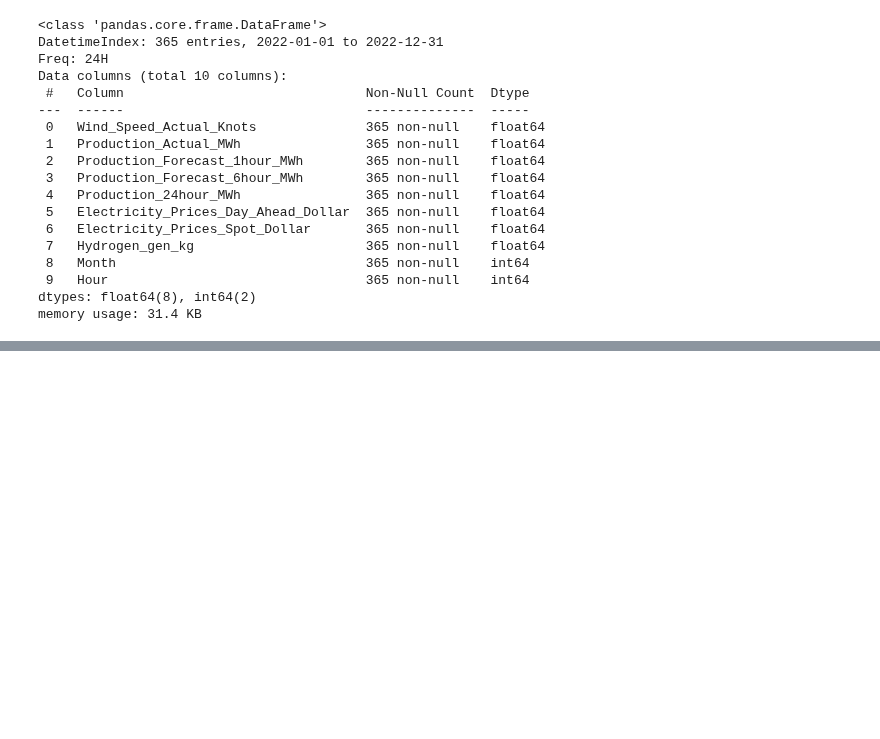
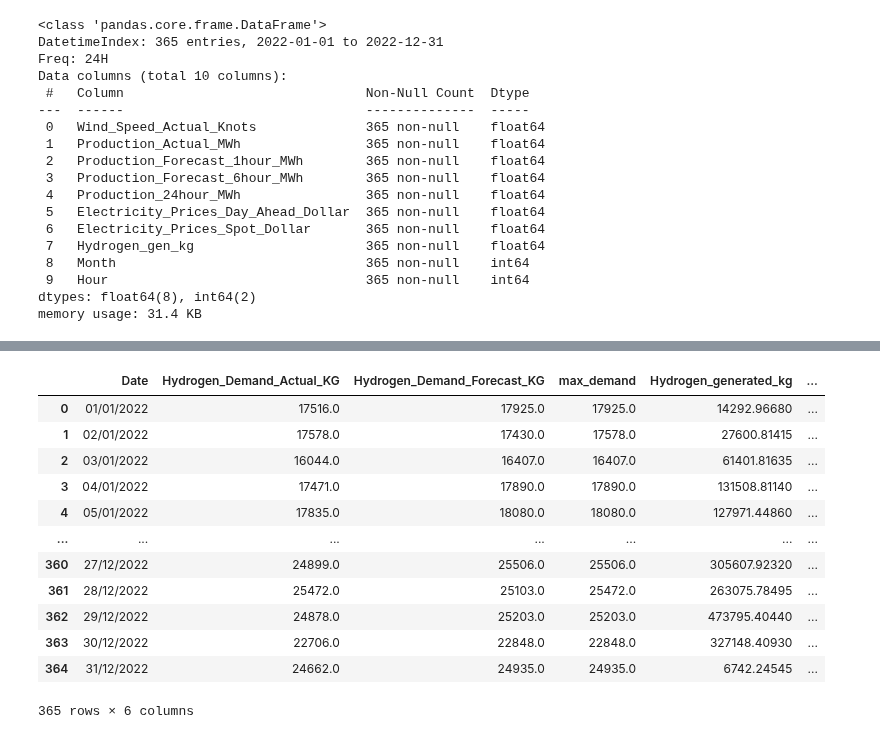
Before and after one commit to AmeerAliSaleem/dig_data_shell_project, a Jupyter notebook: DigData_Shell_Project.ipynb, the cells around one changed output, grey strips where cells are left out. Cells and saved outputs as stored; diff of their text form; code cells hidden in the pictures; blank space fills up the shorter version.

```diff
--- a/DigData_Shell_Project.ipynb
+++ b/DigData_Shell_Project.ipynb
@@ -442,0 +461,18 @@ daily.shape
+# %%
+daily["Leftover_hydrogen"] = daily["Hydrogen_generated_kg"] - daily["max_demand"]
+
+daily
+# %% [output]
+|  | Date | Hydrogen_Demand_Actual_KG | Hydrogen_Demand_Forecast_KG | max_demand | Hydrogen_generated_kg | ... |
+| 0 | 01/01/2022 | 17516.0 | 17925.0 | 17925.0 | 14292.96680 | ... |
+| 1 | 02/01/2022 | 17578.0 | 17430.0 | 17578.0 | 27600.81415 | ... |
+| 2 | 03/01/2022 | 16044.0 | 16407.0 | 16407.0 | 61401.81635 | ... |
+| 3 | 04/01/2022 | 17471.0 | 17890.0 | 17890.0 | 131508.81140 | ... |
+| 4 | 05/01/2022 | 17835.0 | 18080.0 | 18080.0 | 127971.44860 | ... |
+| ... | ... | ... | ... | ... | ... | ... |
+| 360 | 27/12/2022 | 24899.0 | 25506.0 | 25506.0 | 305607.92320 | ... |
+| 361 | 28/12/2022 | 25472.0 | 25103.0 | 25472.0 | 263075.78495 | ... |
+| 362 | 29/12/2022 | 24878.0 | 25203.0 | 25203.0 | 473795.40440 | ... |
+| 363 | 30/12/2022 | 22706.0 | 22848.0 | 22848.0 | 327148.40930 | ... |
+| 364 | 31/12/2022 | 24662.0 | 24935.0 | 24935.0 | 6742.24545 | ... |
+365 rows × 6 columns
```
Also changed, not shown: parts of 17 cells of this notebook.
